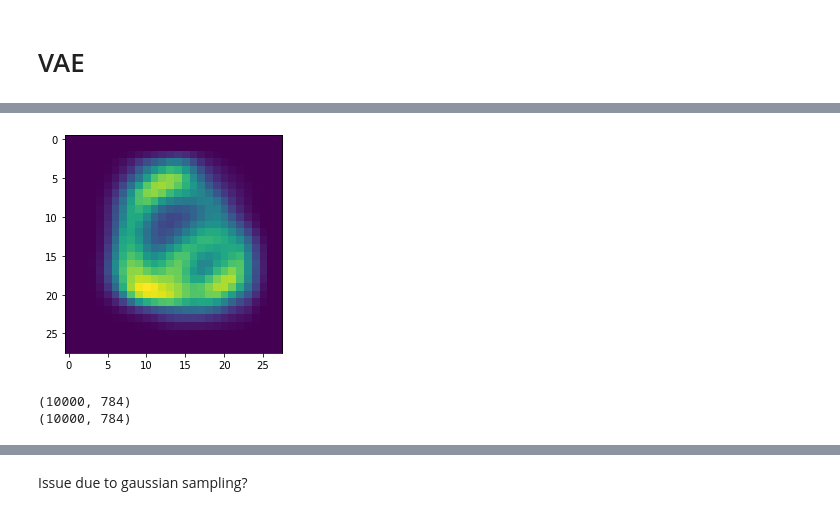
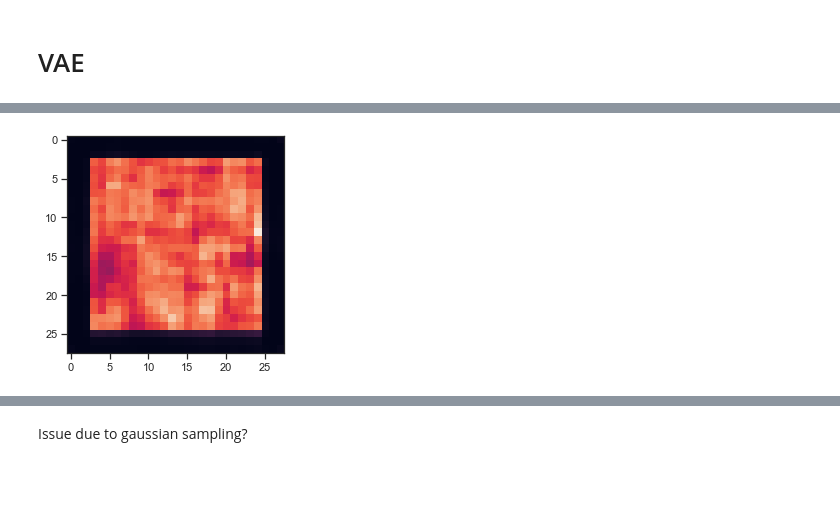
Before and after one commit to Didayolo/generators, a Jupyter notebook: vae_benchmark.ipynb, the cells around one changed output, grey strips where cells are left out. Saved outputs shown, nothing was run; the diff lists cells and outputs as text; code cells hidden in the pictures; blank space fills up the shorter version.

```diff
--- a/vae_benchmark.ipynb
+++ b/vae_benchmark.ipynb
@@ -165,17 +170,30 @@ from scipy.stats import norm
 # Load MNIST dataset
 (x_train, y_train), (x_test, y_test) = mnist.load_data()
 input_dim = 28*28
-x_train = x_train.reshape(-1, input_dim) / 255.
-x_test = x_test.reshape(-1, input_dim) / 255.
+
+architecture = 'cnn'
+
+if architecture == 'fully':
+    # Fully connected
+    x_train = x_train.reshape(-1, input_dim) / 255.
+    x_test = x_test.reshape(-1, input_dim) / 255.
+else:
+    # CNN
+    x_train = x_train.reshape(x_train.shape[0],28,28,1) / 255
+    x_test = x_test.reshape(x_test.shape[0],28,28,1) / 255
+    input_dim = (28, 28, 1)
 # %%
-def show(vector, rotation=False):
-    vector2d = vector.reshape(28, 28)
+def show(example, rotation=False, reshape=True):
+    if isinstance(example, apd.AutoData):
+        example = np.array(example)
+    if reshape:
+        example = example.reshape(28, 28)
     if rotation:
-        plt.imshow(np.rot90(vector2d))
+        plt.imshow(np.rot90(example))
     else:
-        plt.imshow(vector2d)
+        plt.imshow(example)
 # %% [markdown]
 # VAE
 # %%
-model = VAE(input_dim, layers=256, latent_dim=2, loss='nll')
-vae, encoder, decoder = model.get_autoencoder(), model.get_encoder(), model.get_decoder()
+model = VAE(input_dim, layers=256, latent_dim=2, loss='binary_crossentropy', architecture=architecture)
+vae, encoder, decoder = model.autoencoder, model.encoder, model.decoder
@@ -240,4 +248,4 @@ x_decoded = decoder.predict(z_grid.reshape(n*n, 2))
 # %%
-img = np.array(model.sample(n=1))
-show(img)
+# one example
+show(model.sample(n=1))
 # %% [output]
@@ -244,8 +253,2 @@ show(img)
-[figure, old version]
+[figure, new version]
-# %%
-print(x_test.shape)
-print(x_decoded.shape)
-# %% [output]
-(10000, 784)
-(10000, 784)
 # %%
```
Also changed, not shown: parts of 24 cells of this notebook.
